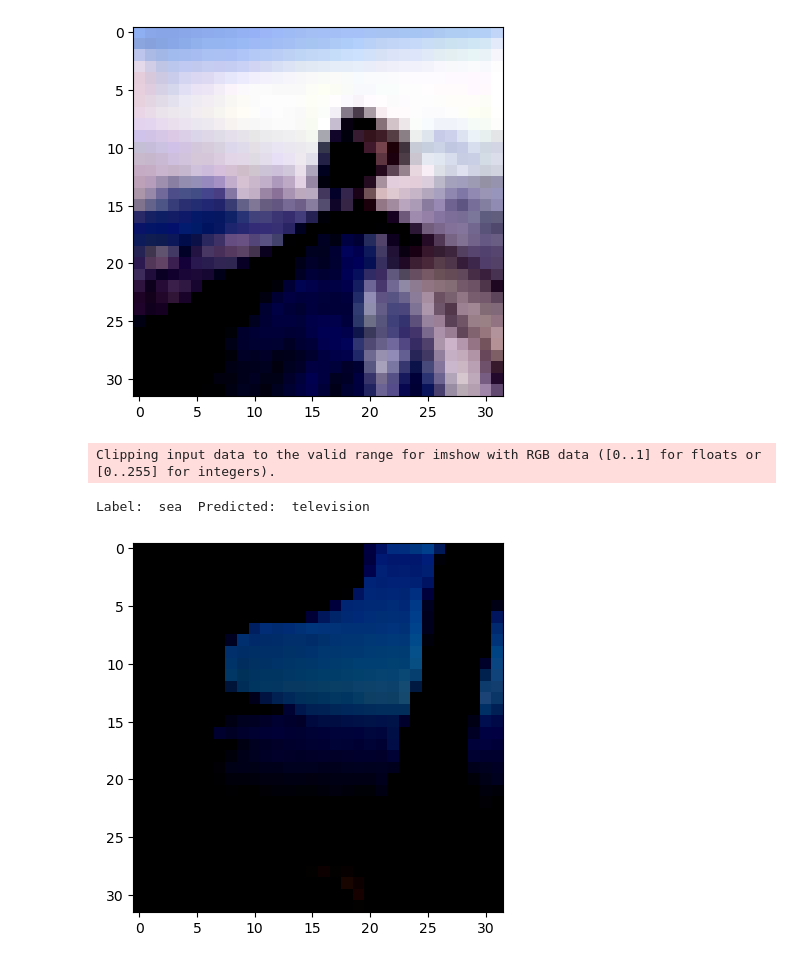
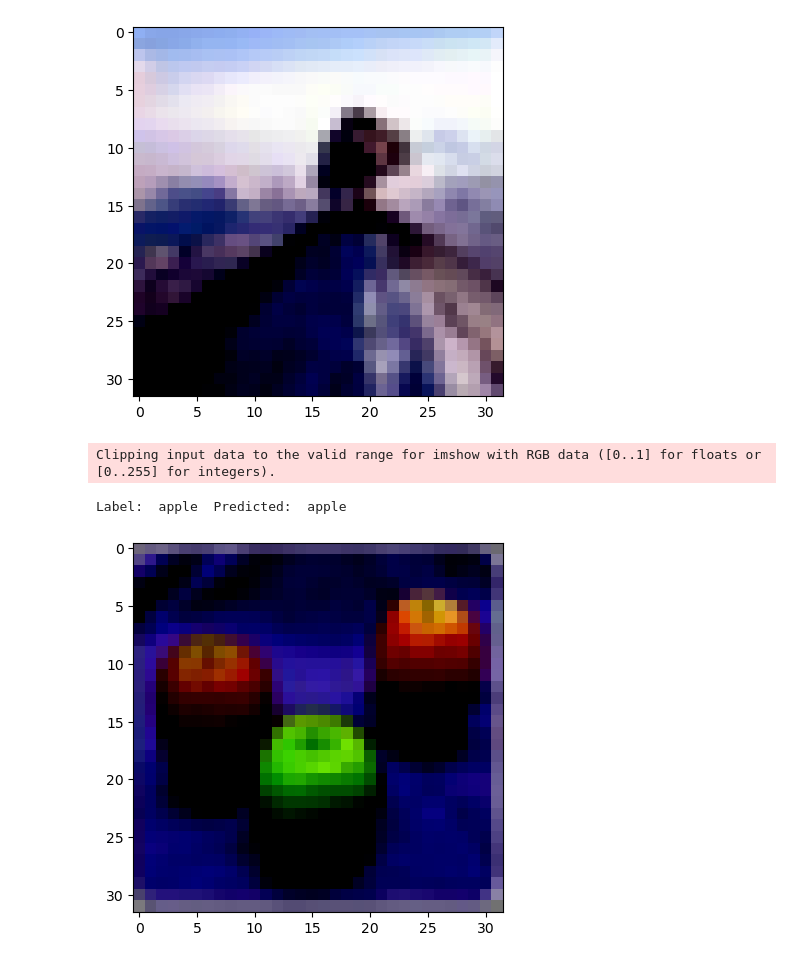
Before and after one commit to namansnghl/CIFAR-100, a Jupyter notebook: CNN.ipynb, the cells around one changed output. Saved outputs shown, nothing was run; the diff lists cells and outputs as text; code cells hidden in the pictures.

```diff
--- a/CNN.ipynb
+++ b/CNN.ipynb
@@ -190,7 +190,7 @@ class ImageClassificationBase(nn.Module):
         """
         Print the accuracy and loss at the end of current epoch
         """
-        if (epoch+1)%print_every==0:
+        if (epoch+1)%print_every==0 or epoch==0:
             print("Epoch [{}], train_loss: {:.4f}, val_loss: {:.4f}, val_acc: {:.4f}".format(
             epoch+1, result['train_loss'], result[ImageClassificationBase._val_loss], result[ImageClassificationBase._val_acc]))
 
@@ -232,7 +232,7 @@ class Cifar100CnnModel(ImageClassificationBase):
 
 
     def forward(self, xb):
-        return self.network(xb)
+        return F.softmax(self.network(xb), dim=1)
 # %%
 model = Cifar100CnnModel().to(device)
 model
@@ -372,13 +377,14 @@ model.load_state_dict(state_dict)
 # %%
 test_dl = DataLoader(eval_dataset, BATCH_SIZE*2, num_workers=4, pin_memory=True)
 # %%
-def show_predicted(model, image, label):
+def show_predicted(model, image, label, dataset_classes):
     with torch.no_grad():
         # Forward pass without gradient tracking
         pred = model(torch.unsqueeze(image, dim=0).to(device))
 
-    max_index = torch.argmax(pred, dim=1).item()
+    _, predicted_idx = torch.max(pred, 1)
+    predicted_label = dataset_classes[predicted_idx.item()]
 
-    print("Label: ", train_dataset.classes[label], " Predicted: ", train_dataset.classes[max_index])
+    print("Label: ", dataset_classes[label], " Predicted: ", predicted_label)
     plt.imshow(image.permute(1, 2, 0))
 # %%
@@ -388,8 +394,8 @@ Clipping input data to the valid range for imshow with RGB data ([0..1] for floa
 Label:  mountain  Predicted:  road
 [figure]
 # %%
-show_predicted(model, *eval_dataset[10])
+show_predicted(model, *eval_dataset[9], train_dataset.classes)
 # %% [output]
 Clipping input data to the valid range for imshow with RGB data ([0..1] for floats or [0..255] for integers).
-Label:  sea  Predicted:  television
+Label:  apple  Predicted:  apple
-[figure, old version]
+[figure, new version]
```
Also changed, not shown: parts of 8 cells of this notebook.
